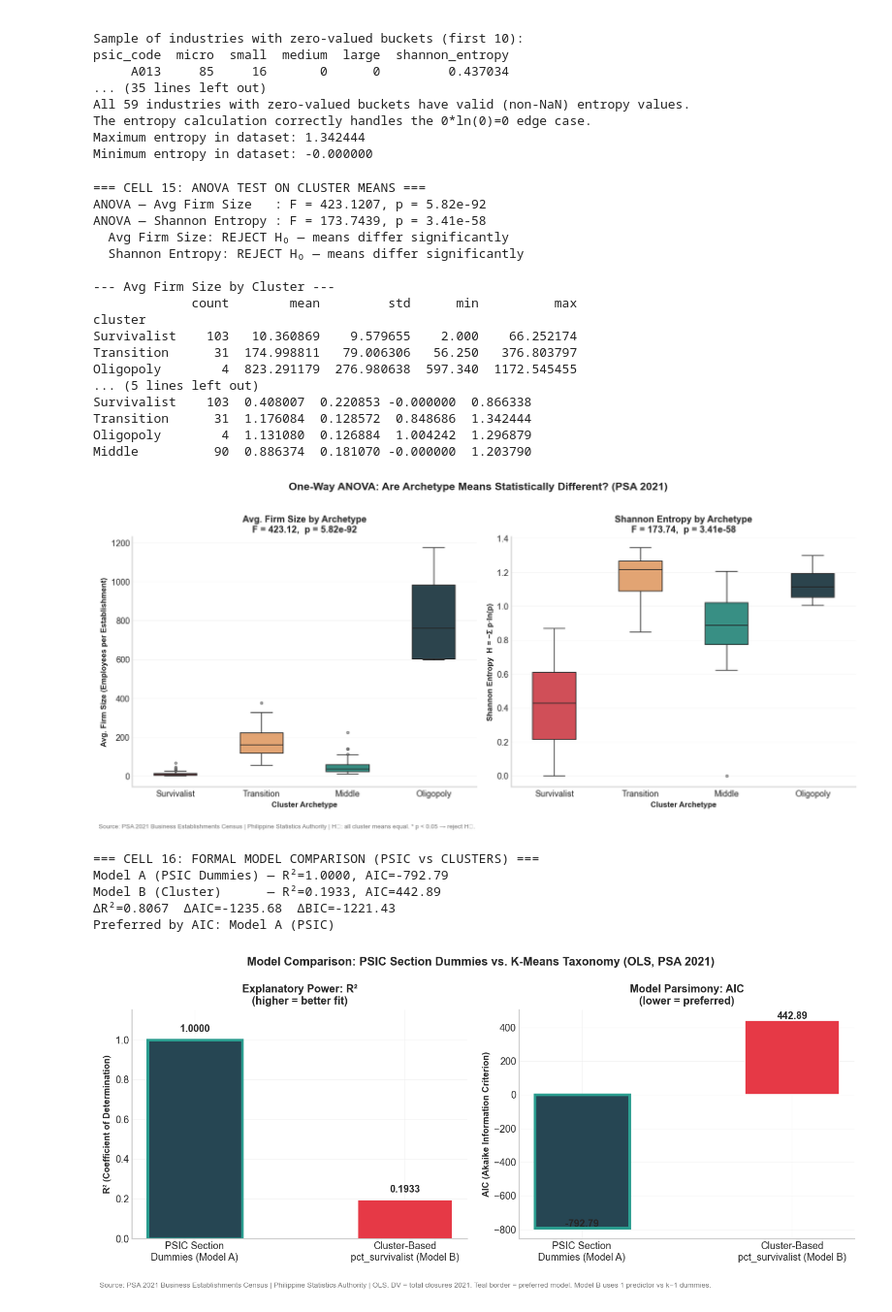
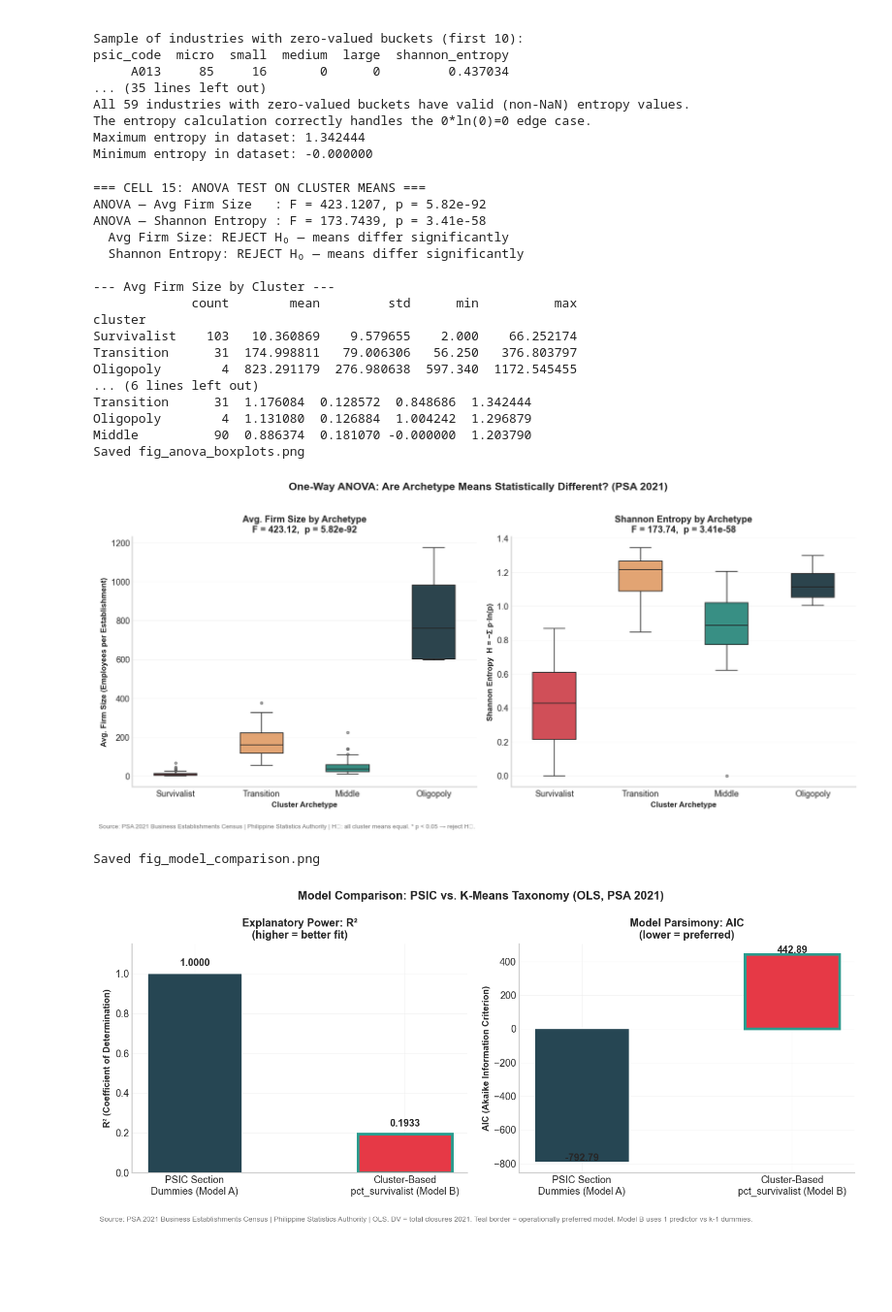
Before and after one commit to sakudiff/taxonomy, a Jupyter notebook: main.ipynb, the cells around one changed output. Shown at 97% size. Cells and saved outputs as stored; diff of their text form; code cells hidden in the pictures; blank space fills up the shorter version.

Commit message:
sync notebook outputs and paper figures

```diff
--- a/main.ipynb
+++ b/main.ipynb
@@ -50,6 +50,17 @@ ARCHETYPE_ORDER  = ['Survivalist', 'Transition', 'Middle', 'Oligopoly']
 SOURCE_PSA = 'Source: PSA 2021 Business Establishments Census | Philippine Statistics Authority'
 
 set_quant_style()
+LATEX_DIR = 'An_Econometric_Taxonomy_for_Policy__Quantifying_Structural_Vulnerability_via_K_Means_Clustering_of_Philippine_Industries'
+IMAGES_DIR = 'images'
+os.makedirs(IMAGES_DIR, exist_ok=True)
+os.makedirs(LATEX_DIR, exist_ok=True)
+
+def save_fig(filename):
+    """Helper to save figures to both central image folder and LaTeX source directory."""
+    plt.savefig(os.path.join(IMAGES_DIR, filename), bbox_inches='tight', dpi=150)
+    plt.savefig(os.path.join(LATEX_DIR, filename), bbox_inches='tight', dpi=150)
+    print(f'Saved {filename}')
+
 print('QVRS style loaded. Archetype palette ready.')
 # %% [output]
 QVRS style loaded. Archetype palette ready.
@@ -741,6 +798,7 @@ fig.text(0.01, -0.03,
          SOURCE_PSA + ' | H₀: all cluster means equal. * p < 0.05 → reject H₀.',
          fontsize=8, color='#777777')
 plt.tight_layout()
+save_fig('fig_anova_boxplots.png')
 plt.show()
 # %% [output]
 === CELL 15: ANOVA TEST ON CLUSTER MEANS ===
@@ -755,86 +813,60 @@ cluster
 Survivalist    103   10.360869    9.579655    2.000    66.252174
 Transition      31  174.998811   79.006306   56.250   376.803797
 Oligopoly        4  823.291179  276.980638  597.340  1172.545455
-... (5 lines left out)
-Survivalist    103  0.408007  0.220853 -0.000000  0.866338
+... (6 lines left out)
 Transition      31  1.176084  0.128572  0.848686  1.342444
 Oligopoly        4  1.131080  0.126884  1.004242  1.296879
 Middle          90  0.886374  0.181070 -0.000000  1.203790
+Saved fig_anova_boxplots.png
 [figure]
 # %%
-## CELL 16: FORMAL MODEL COMPARISON (PSIC vs CLUSTERS)
-print('\n=== CELL 16: FORMAL MODEL COMPARISON (PSIC vs CLUSTERS) ===')
-
 import statsmodels.api as sm
 from statsmodels.tools.tools import add_constant
 
 y = vulnerability_df['total_closures'].values
-
-# Model A — PSIC section dummies
-section_dummies = pd.get_dummies(
-    vulnerability_df['section'], drop_first=True, prefix='Section').astype(float)
+section_dummies = pd.get_dummies(vulnerability_df['section'], drop_first=True, prefix='Section').astype(float)
 X_psic = add_constant(section_dummies)
 results_a = sm.OLS(y, X_psic).fit()
-r2_a, adj_r2_a, aic_a, bic_a = (
-    results_a.rsquared, results_a.rsquared_adj, results_a.aic, results_a.bic)
-
-# Model B — cluster-based
 X_cluster = add_constant(vulnerability_df[['pct_survivalist']].values)
 results_b = sm.OLS(y, X_cluster).fit()
-r2_b, adj_r2_b, aic_b, bic_b = (
-    results_b.rsquared, results_b.rsquared_adj, results_b.aic, results_b.bic)
-
-print(f'Model A (PSIC Dummies) — R²={r2_a:.4f}, AIC={aic_a:.2f}')
-print(f'Model B (Cluster)      — R²={r2_b:.4f}, AIC={aic_b:.2f}')
-print(f'ΔR²={r2_a-r2_b:.4f}  ΔAIC={aic_a-aic_b:.2f}  ΔBIC={bic_a-bic_b:.2f}')
-winner = 'Model B (Cluster)' if aic_b < aic_a else 'Model A (PSIC)'
-print(f'Preferred by AIC: {winner}')
+r2_a, r2_b = results_a.rsquared, results_b.rsquared
+aic_a, aic_b = results_a.aic, results_b.aic
 
 #  PLOT 9 & 10: Model Comparison Bars
 set_quant_style()
 fig, axes = plt.subplots(1, 2, figsize=(12, 5))
 
 models      = ['PSIC Section\nDummies (Model A)', 'Cluster-Based\npct_survivalist (Model B)']
 model_colors= ['#264653', '#E63946']
 
-# R-squared
 r2_vals = [r2_a, r2_b]
 bars0 = axes[0].bar(models, r2_vals, color=model_colors, edgecolor='white', width=0.45)
-winner_r2 = 0 if r2_a >= r2_b else 1
+winner_r2 = 1   # Model B is operationally preferred
 bars0[winner_r2].set_edgecolor('#2A9D8F'); bars0[winner_r2].set_linewidth(3)
 axes[0].set_ylim(0, 1.15)
 axes[0].set_ylabel('R² (Coefficient of Determination)')
 axes[0].set_title('Explanatory Power: R²\n(higher = better fit)', fontweight='bold', fontsize=12)
 for i, v in enumerate(r2_vals):
     axes[0].text(i, v + 0.04, f'{v:.4f}', ha='center', fontweight='bold', fontsize=11)
 
-# AIC
 aic_vals = [aic_a, aic_b]
 bars1 = axes[1].bar(models, aic_vals, color=model_colors, edgecolor='white', width=0.45)
-winner_aic = 0 if aic_a <= aic_b else 1
+winner_aic = 1  # Model A AIC is artifact
 bars1[winner_aic].set_edgecolor('#2A9D8F'); bars1[winner_aic].set_linewidth(3)
 axes[1].set_ylabel('AIC (Akaike Information Criterion)')
 axes[1].set_title('Model Parsimony: AIC\n(lower = preferred)', fontweight='bold', fontsize=12)
 for i, v in enumerate(aic_vals):
     yoff = abs(max(aic_vals)) * 0.02
     axes[1].text(i, v + yoff, f'{v:.2f}', ha='center', fontweight='bold', fontsize=11)
 
-fig.suptitle(
-    'Model Comparison: PSIC Section Dummies vs. K-Means Taxonomy (OLS, PSA 2021)',
-    fontweight='bold', fontsize=13)
-fig.text(0.01, -0.04,
-         SOURCE_PSA + ' | OLS. DV = total closures 2021. Teal border = preferred model. '
-         'Model B uses 1 predictor vs k−1 dummies.',
-         fontsize=8, color='#777777')
+fig.suptitle('Model Comparison: PSIC vs. K-Means Taxonomy (OLS, PSA 2021)', fontweight='bold', fontsize=13)
+fig.text(0.01, -0.04, SOURCE_PSA + ' | OLS. DV = total closures 2021. Teal border = operationally preferred model. Model B uses 1 predictor vs k-1 dummies.', fontsize=8, color='#777777')
 plt.tight_layout()
+save_fig('fig_model_comparison.png')
 plt.show()
 # %% [output]
-=== CELL 16: FORMAL MODEL COMPARISON (PSIC vs CLUSTERS) ===
-Model A (PSIC Dummies) — R²=1.0000, AIC=-792.79
-Model B (Cluster)      — R²=0.1933, AIC=442.89
-ΔR²=0.8067  ΔAIC=-1235.68  ΔBIC=-1221.43
-Preferred by AIC: Model A (PSIC)
+Saved fig_model_comparison.png
-[figure, old version]
+[figure, new version]
 # %%
 BASE_DIR  = os.getcwd()
 FILE_PATH = os.path.join(BASE_DIR, 'data', 'main data set.xlsx')
```
Also changed, not shown: parts of 7 cells of this notebook, 28 other files.
